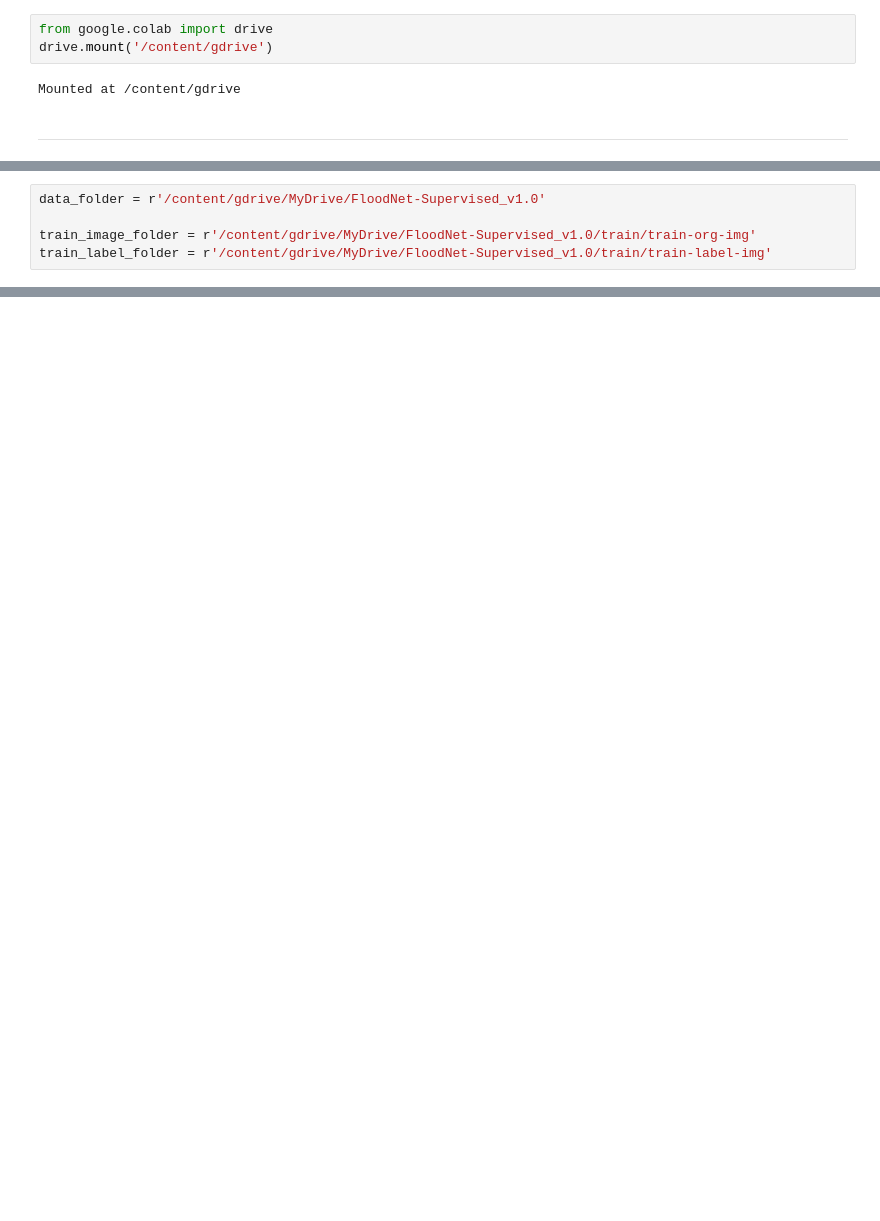
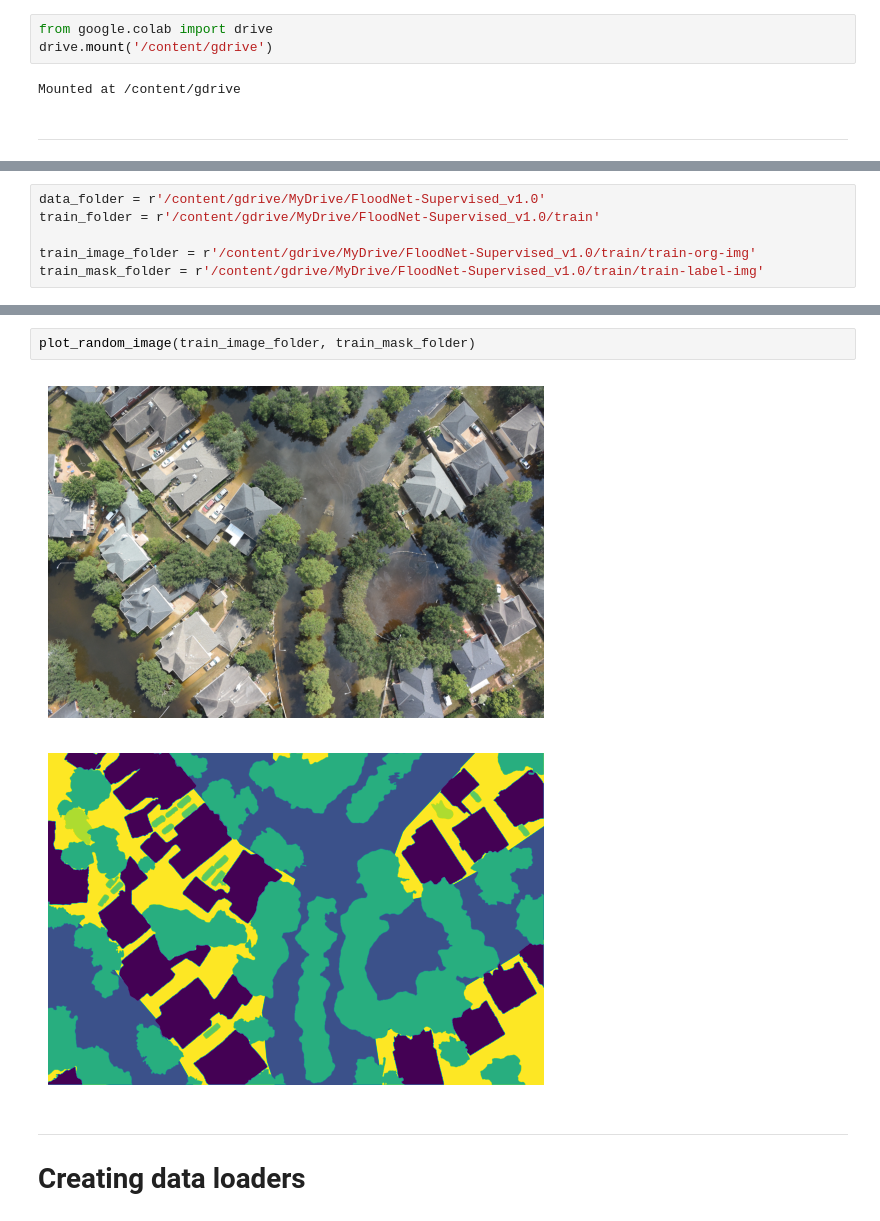
Before and after one commit to hardyjeremy98/FloodNet, a Jupyter notebook: FloodNet.ipynb, the cells around one changed output, grey strips where cells are left out. Cells and saved outputs as stored; diff of their text form; blank space fills up the shorter version.

```diff
--- a/FloodNet.ipynb
+++ b/FloodNet.ipynb
@@ -24,5 +30,6 @@ import matplotlib.pyplot as plt
 # %%
 data_folder = r'/content/gdrive/MyDrive/FloodNet-Supervised_v1.0'
+train_folder = r'/content/gdrive/MyDrive/FloodNet-Supervised_v1.0/train'
 
 train_image_folder = r'/content/gdrive/MyDrive/FloodNet-Supervised_v1.0/train/train-org-img'
-train_label_folder = r'/content/gdrive/MyDrive/FloodNet-Supervised_v1.0/train/train-label-img'
+train_mask_folder = r'/content/gdrive/MyDrive/FloodNet-Supervised_v1.0/train/train-label-img'
@@ -28,0 +102,8 @@ train_label_folder = r'/content/gdrive/MyDrive/FloodNet-Supervised_v1.0/train/tr
+# %%
+plot_random_image(train_image_folder, train_mask_folder)
+# %% [output]
+[figure, added]
+[figure, added]
+# %% [markdown]
+---
+# Creating data loaders
```
Also changed, not shown: parts of 27 cells of this notebook.
